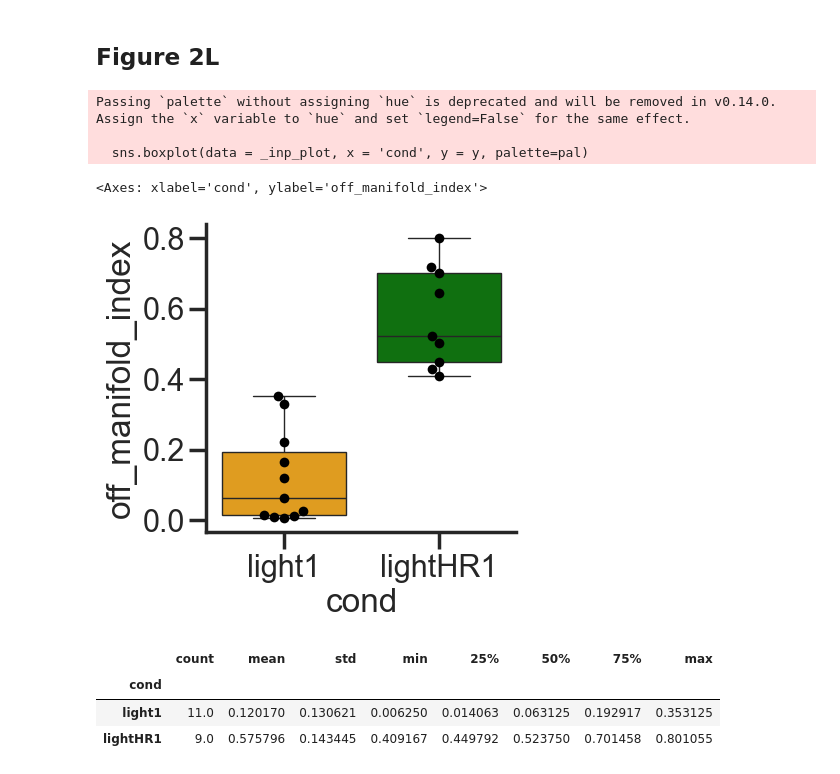
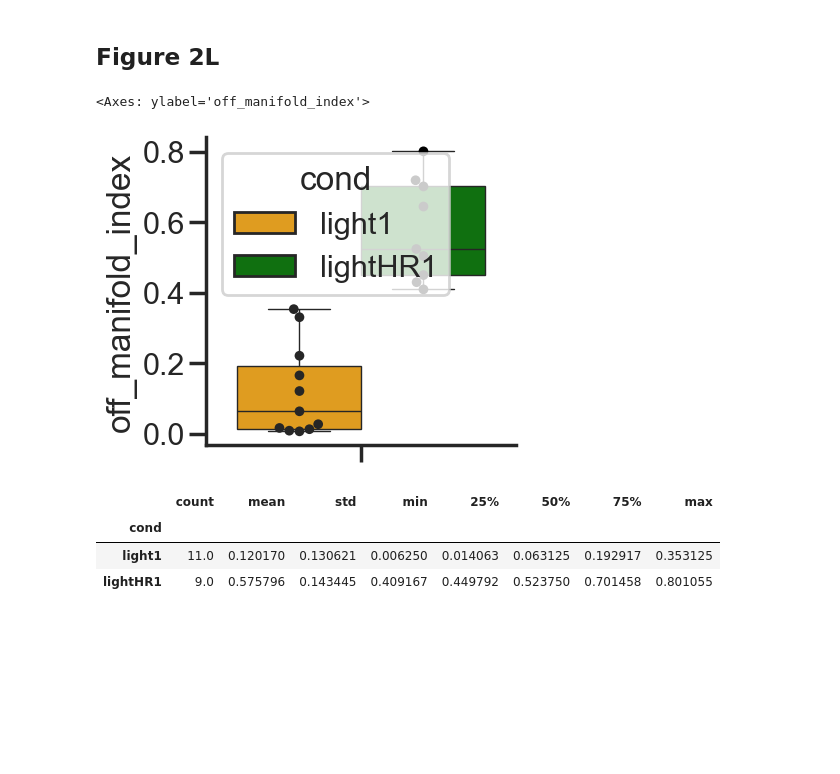
Before and after one commit to apaks/HD_VR_HR_paper, a Jupyter notebook: code/Fig2H-L_3F-J.ipynb, the cells around one changed output. Saved outputs shown, nothing was run; the diff lists cells and outputs as text; code cells hidden in the pictures; blank space fills up the shorter version.

```diff
--- a/code/Fig2H-L_3F-J.ipynb
+++ b/code/Fig2H-L_3F-J.ipynb
@@ -244,7 +244,7 @@ def get_long_bettibars(h0, h1, h2):
 # %% [markdown]
 ## Load data
 # %%
-path = r'/Users/alex/Library/CloudStorage/GoogleDrive-apak@nu.edu.kz/My Drive/SNL @NU/Papers/ADN HD VR-Hfree paper/Data analysis/Data/HR_processed_data/d_hr_emb5.p'
+path = r"C:\Users\01\Desktop\ATN HD VR data\HR_processed_data\d_hr_emb5.p"
 
 # with open(path, 'rb') as handle:
 #     d_hr_emb = pickle.load(handle)
@@ -267,7 +268,8 @@ df_hr_betti.head()
 | 0 | 20220126_JA0153_light1 | light1 | 20220126 | JA0153 | 1.000000 | locom | 15.542182 | 27.529 | JA0153_20220126 | ... |
 | 0 | 20220126_JA0153_lightHR1 | lightHR1 | 20220126 | JA0153 | 0.944444 | stat | 5.941467 | 28.507 | JA0153_20220126 | ... |
 # %%
-path = r'/Users/alex/Library/CloudStorage/GoogleDrive-apak@nu.edu.kz/My Drive/SNL @NU/Papers/ADN HD VR-Hfree paper/Data analysis/Data/HR_processed_data/df_hr_taucorr5.pkl'
+# path = r'/Users/alex/Library/CloudStorage/GoogleDrive-apak@nu.edu.kz/My Drive/SNL @NU/Papers/ADN HD VR-Hfree paper/Data analysis/Data/HR_processed_data/df_hr_taucorr5.pkl'
+path = r"C:\Users\01\Desktop\ATN HD VR data\HR_processed_data\df_hr_taucorr5.pkl"
 
 df_hr_taucorr = pd.read_pickle(path)
 df_hr_taucorr.head()
@@ -564,20 +567,17 @@ df_hr_betti_2.head()
 # %%
 f, ax  = plt.subplots(figsize = (4, 4))
 
 _inp_plot = df_hr_betti_2
 y = 'off_manifold_index'
 pal = ['orange', 'green']
-sns.boxplot(data = _inp_plot, x = 'cond', y = y, palette=pal)
-sns.swarmplot(data = _inp_plot, x = 'cond', y = y, size = 7,
+sns.boxplot(data = _inp_plot, hue = 'cond', y = y, palette=pal)
+sns.swarmplot(data = _inp_plot, hue = 'cond', y = y, size = 7,
               palette = 'dark:k', dodge = True, legend = False)
 
 # plt.savefig(f'HR_boxplot_{y}_full.pdf', transparent = True)
 # %% [output]
-Passing `palette` without assigning `hue` is deprecated and will be removed in v0.14.0. Assign the `x` variable to `hue` and set `legend=False` for the same effect.
-
-  sns.boxplot(data = _inp_plot, x = 'cond', y = y, palette=pal)
+<Axes: ylabel='off_manifold_index'>
-<Axes: xlabel='cond', ylabel='off_manifold_index'>
-[figure, old version]
+[figure, new version]
 # %%
 _inp_plot.groupby('cond')[y].describe()
 # %% [output]
```
Also changed, not shown: parts of 18 cells of this notebook, 4 other files.
